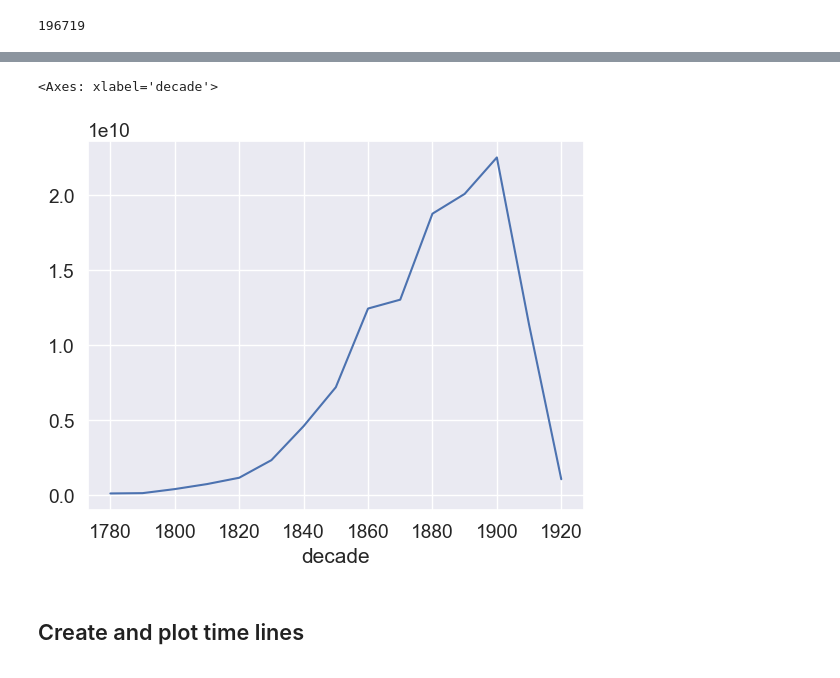
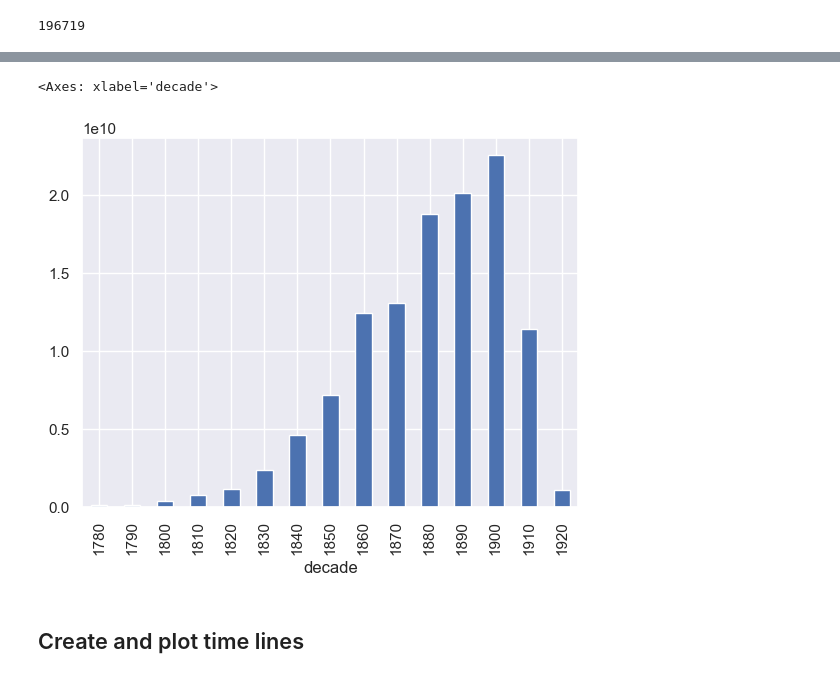
Before and after one commit to Living-with-machines/newswords, a Jupyter notebook: Explore_Distributed_Corpus.ipynb, the cells around one changed output, grey strips where cells are left out. Saved outputs shown, nothing was run; the diff lists cells and outputs as text; code cells hidden in the pictures.

```diff
--- a/Explore_Distributed_Corpus.ipynb
+++ b/Explore_Distributed_Corpus.ipynb
@@ -31,6 +25,12 @@ query_dict =  {1:['machine'],
 # initialize the corpus
 path = '/Volumes/X9 Pro/ngrams-by-nlp-all/'
 corpus = DistributedCorpus(path,n_cores=12)
+# %%
+query_dict =  {1:['machine'],
+               2:['train','railway'],
+               3:['accident','accidents'],
+               4:['workers','worker'],
+               5:['drought','droughts']}
 # %%
 path = 'data/PolLabelReclassification - label_reclassification.csv'
 target_col = 'label_alt'
@@ -79,9 +134,9 @@ sns.lineplot(x=timestep,y=f'relative_counts_{query_dict_key}',hue=facet,data=df[
 # %%
 df['decade'] = df['year'].apply(lambda x: str(x)[:3] + '0') # bin the years into decades
-df.groupby('decade')['totals'].sum()['1780':'1920'].plot() # count the number of ngrams per decade
+df.groupby('decade')['totals'].sum()['1780':'1920'].plot(kind='bar') # count the number of ngrams per decade
 # %% [output]
 <Axes: xlabel='decade'>
-[figure, old version]
+[figure, new version]
 # %% [markdown]
 ## Create and plot time lines
 # %%
```
Also changed, not shown: parts of 11 cells of this notebook, 2 other files.
